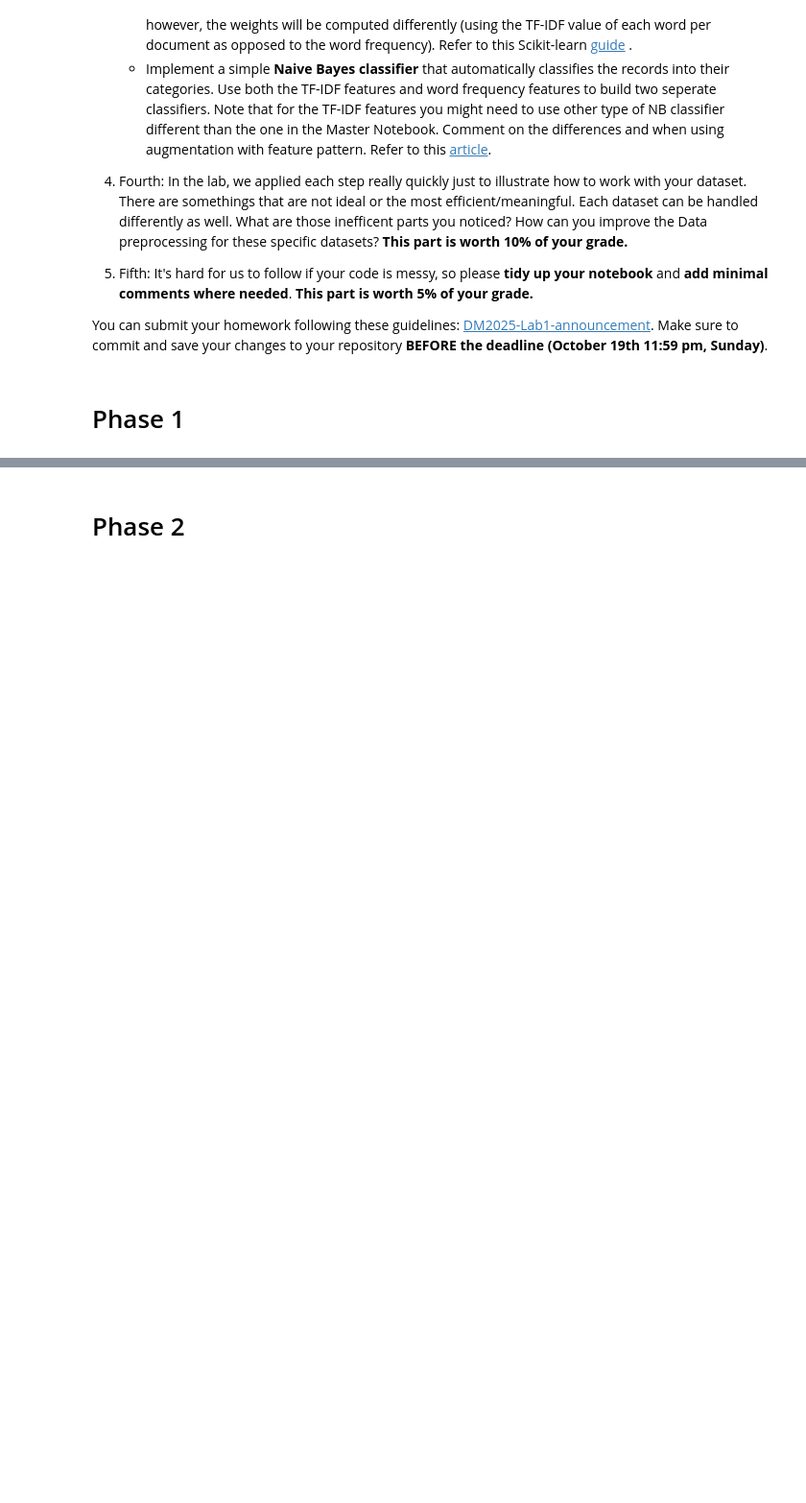
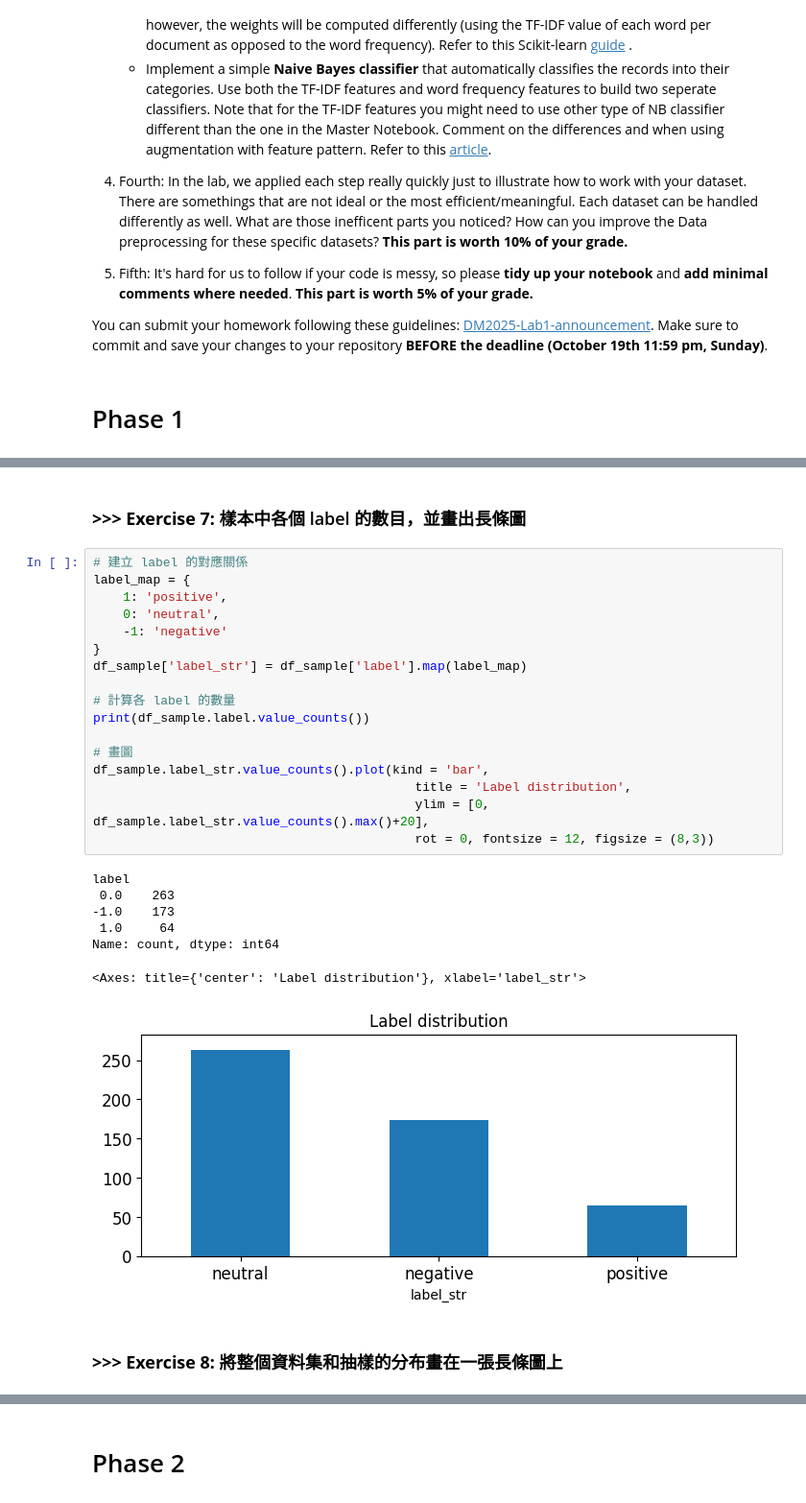
Before and after one commit to huayu1115/DM2025-Lab1-Exercise, a Jupyter notebook: DM2025-Lab1-Homework.ipynb, the cells around one changed output, grey strips where cells are left out. Shown at 96% size. Drawn from its saved outputs; the diff is of its cells as text; blank space fills up the shorter version.

```diff
--- a/DM2025-Lab1-Homework.ipynb
+++ b/DM2025-Lab1-Homework.ipynb
@@ -180,3 +160,32 @@ Name: count, dtype: int64
+# %% [markdown]
+### **>>> Exercise 7:**  樣本中各個 label 的數目，並畫出長條圖
+# %%
+# 建立 label 的對應關係
+label_map = {
+    1: 'positive',
+    0: 'neutral',
+    -1: 'negative'
+}
+df_sample['label_str'] = df_sample['label'].map(label_map)
+
+# 計算各 label 的數量
+print(df_sample.label.value_counts())
+
+# 畫圖
+df_sample.label_str.value_counts().plot(kind = 'bar',
+                                           title = 'Label distribution',
+                                           ylim = [0, df_sample.label_str.value_counts().max()+20],
+                                           rot = 0, fontsize = 12, figsize = (8,3))
+# %% [output]
+label
+ 0.0    263
+-1.0    173
+ 1.0     64
+Name: count, dtype: int64
+<Axes: title={'center': 'Label distribution'}, xlabel='label_str'>
+[figure, added]
+# %% [markdown]
+### **>>> Exercise 8:**  將整個資料集和抽樣的分布畫在一張長條圖上
 # %%
 # 分別計算數量
 df_counts = df['label'].value_counts()
```
Also changed, not shown: parts of 62 cells of this notebook, 1 other file.
